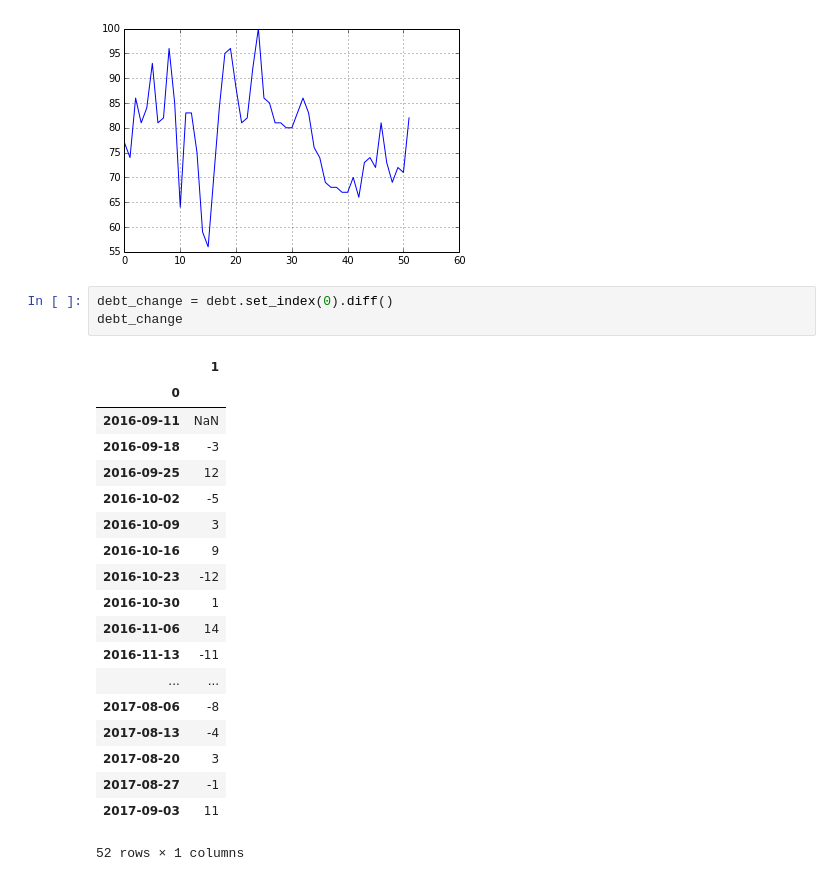
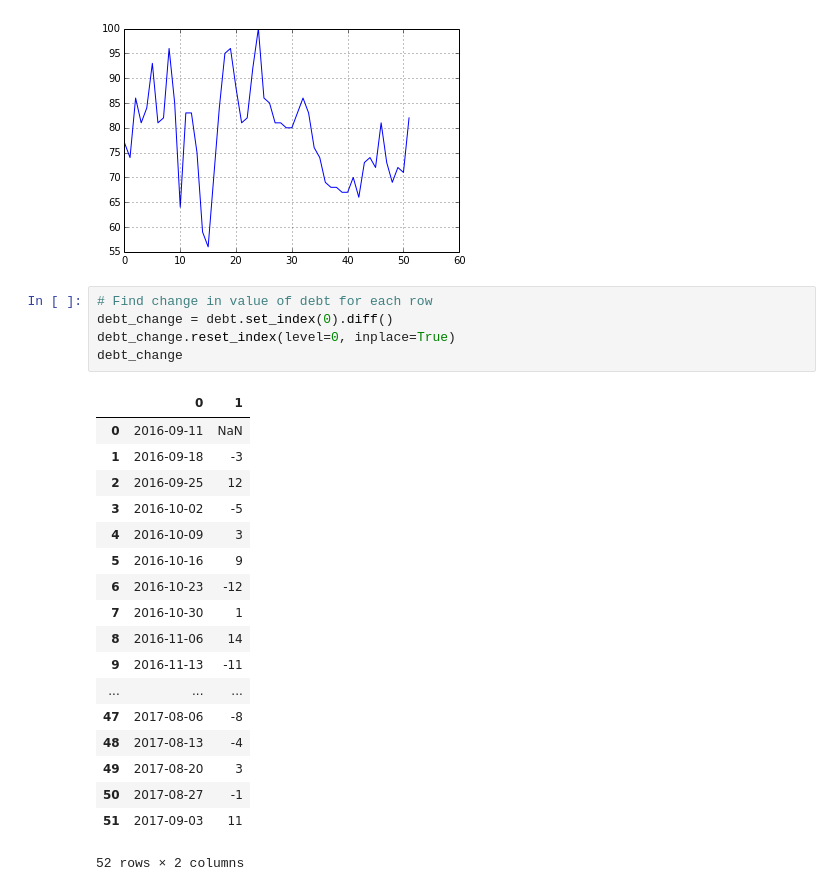
Before and after one commit to mihirk11/stock-trends, a Jupyter notebook: POC.ipynb, the cells around one changed output. Cells and saved outputs as stored; diff of their text form.

```diff
--- a/POC.ipynb
+++ b/POC.ipynb
@@ -58,28 +55,29 @@ debt[1].plot()
 # %% [output]
 <matplotlib.axes.AxesSubplot at 0x...>
 [figure]
-# %%
-debt_change = debt.set_index(0).diff()
-debt_change
-# %% [output]
-|  | 1 |
-| 0 |  |
-| 2016-09-11 | NaN |
-| 2016-09-18 | -3 |
-| 2016-09-25 | 12 |
-| 2016-10-02 | -5 |
-| 2016-10-09 | 3 |
-| 2016-10-16 | 9 |
-| 2016-10-23 | -12 |
-| 2016-10-30 | 1 |
-| 2016-11-06 | 14 |
-| 2016-11-13 | -11 |
-| ... | ... |
-| 2017-08-06 | -8 |
-| 2017-08-13 | -4 |
-| 2017-08-20 | 3 |
-| 2017-08-27 | -1 |
-| 2017-09-03 | 11 |
-52 rows × 1 columns
+# %%
+# Find change in value of debt for each row
+debt_change = debt.set_index(0).diff()
+debt_change.reset_index(level=0, inplace=True)
+debt_change
+# %% [output]
+|  | 0 | 1 |
+| 0 | 2016-09-11 | NaN |
+| 1 | 2016-09-18 | -3 |
+| 2 | 2016-09-25 | 12 |
+| 3 | 2016-10-02 | -5 |
+| 4 | 2016-10-09 | 3 |
+| 5 | 2016-10-16 | 9 |
+| 6 | 2016-10-23 | -12 |
+| 7 | 2016-10-30 | 1 |
+| 8 | 2016-11-06 | 14 |
+| 9 | 2016-11-13 | -11 |
+| ... | ... | ... |
+| 47 | 2017-08-06 | -8 |
+| 48 | 2017-08-13 | -4 |
+| 49 | 2017-08-20 | 3 |
+| 50 | 2017-08-27 | -1 |
+| 51 | 2017-09-03 | 11 |
+52 rows × 2 columns
 # %%
 pos_debt_change = debt_change.loc[debt_change[1] >0]
```
Also changed, not shown: parts of 10 cells of this notebook.
